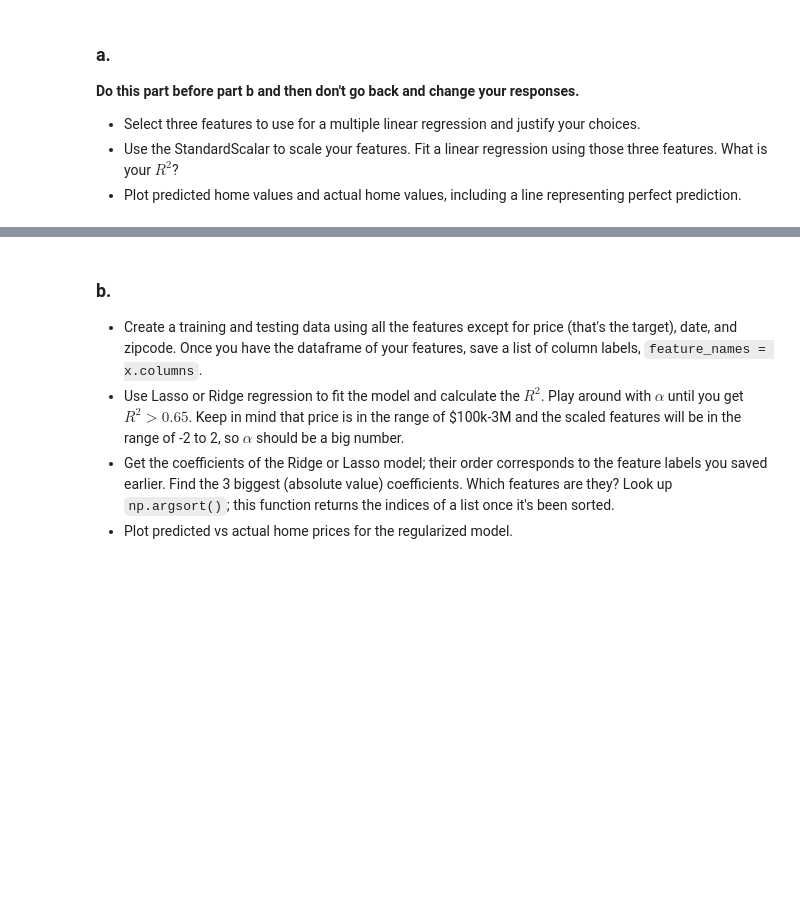
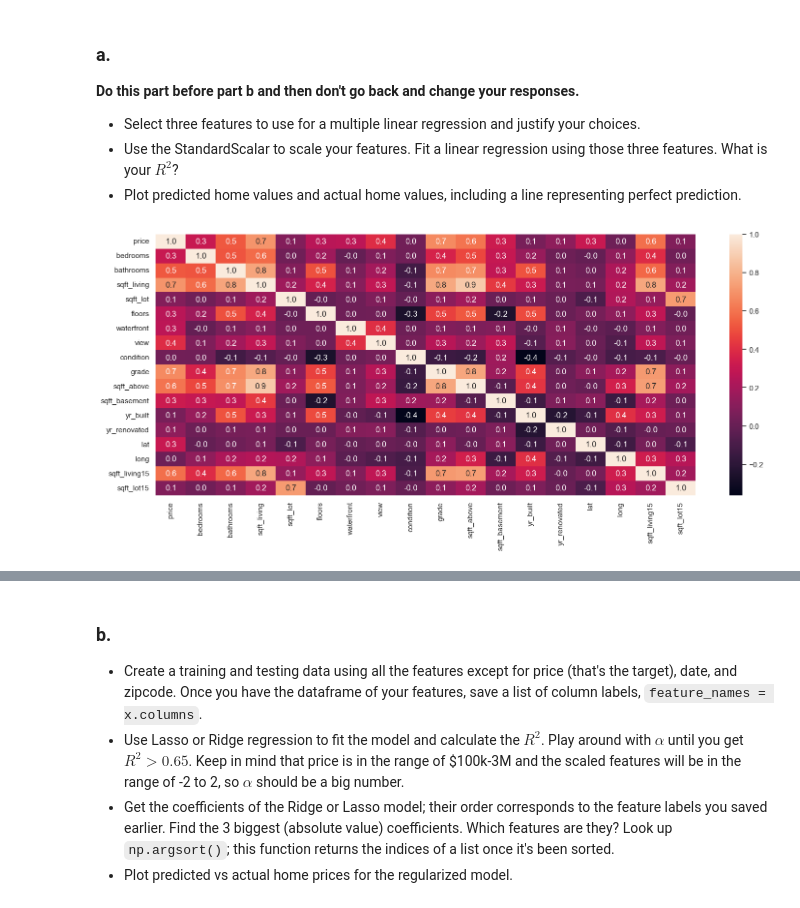
Before and after one commit to GettysburgDataScience/ps1-linear-regression-Kmestrada10, a Jupyter notebook: PS1.ipynb, the cells around one changed output, grey strips where cells are left out. Saved outputs shown, nothing was run; the diff lists cells and outputs as text; code cells hidden in the pictures; blank space fills up the shorter version.

```diff
--- a/PS1.ipynb
+++ b/PS1.ipynb
@@ -140,0 +237,9 @@ housing_df = pd.read_csv('kc_house_data.csv')
+# %%
+housing_df = pd.read_csv('kc_house_data.csv')
+
+housing_df.drop(columns = ['id', 'date', 'zipcode'], inplace = True)
+sns.set_theme(rc={'figure.figsize':(18,7)})
+sns.heatmap(housing_df.corr(), annot = True, fmt = '.1f')
+plt.show()
+# %% [output]
+[figure, added]
```
Also changed, not shown: parts of 22 cells of this notebook.
